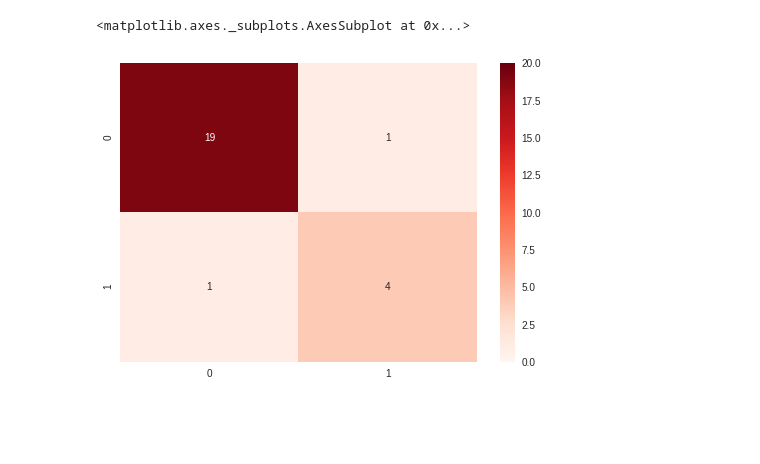
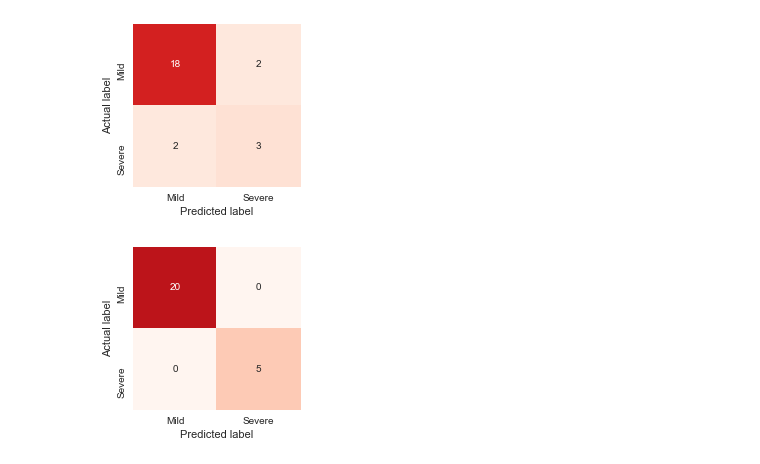
Before and after one commit to pandeyanuradha/Importance-of-SARS-CoV-2-Genomic-Surveillance-Mutations-and-Risk-Stratification, a Jupyter notebook: models/comparison/comparision run/Nested_Cross_ValidationF1score.ipynb, the cells around one changed output. Saved outputs shown, nothing was run; the diff lists cells and outputs as text; code cells hidden in the pictures; blank space fills up the shorter version.

```diff
--- a/models/comparison/comparision run/Nested_Cross_ValidationF1score.ipynb
+++ b/models/comparison/comparision run/Nested_Cross_ValidationF1score.ipynb
@@ -380,6 +384,34 @@ sns.heatmap(cf_svc,cmap="Reds", annot=True, vmin = 0, vmax = 20)
-# %%
-import seaborn as sns
-sns.heatmap(cf_mlp,cmap="Reds", annot=True, vmin = 0, vmax = 20)
-# %% [output]
-<matplotlib.axes._subplots.AxesSubplot at 0x...>
-[figure, removed]
+# %%
+import seaborn as sns
+plt.figure
+fig, ax = plt.subplots(figsize=(3,3))
+
+sns.heatmap(cf_lr, cmap="Reds", annot=True, vmin = 0, vmax = 25, ax= ax,cbar=False)
+
+ax.set_xticklabels(["Mild","Severe"])
+ax.set_yticklabels(["Mild","Severe"])
+
+plt.ylabel('Actual label');
+plt.xlabel('Predicted label');
+
+# ax.set_xticklabels(['Actual','Predicted'])
+# ax.set_yticklabels(['Actual','Predicted'])
+# %% [output]
+[figure, added]
+# %%
+import seaborn as sns
+plt.figure
+fig, ax = plt.subplots(figsize=(3,3))
+
+sns.heatmap(cf_rf, cmap="Reds", annot=True, vmin = 0, vmax = 25, ax= ax,cbar=False)
+
+ax.set_xticklabels(["Mild","Severe"])
+ax.set_yticklabels(["Mild","Severe"])
+
+plt.ylabel('Actual label');
+plt.xlabel('Predicted label');
+
+# ax.set_xticklabels(['Actual','Predicted'])
+# ax.set_yticklabels(['Actual','Predicted'])
+# %% [output]
+[figure, added]
```
Also changed, not shown: parts of 17 cells of this notebook, 2 other files.
